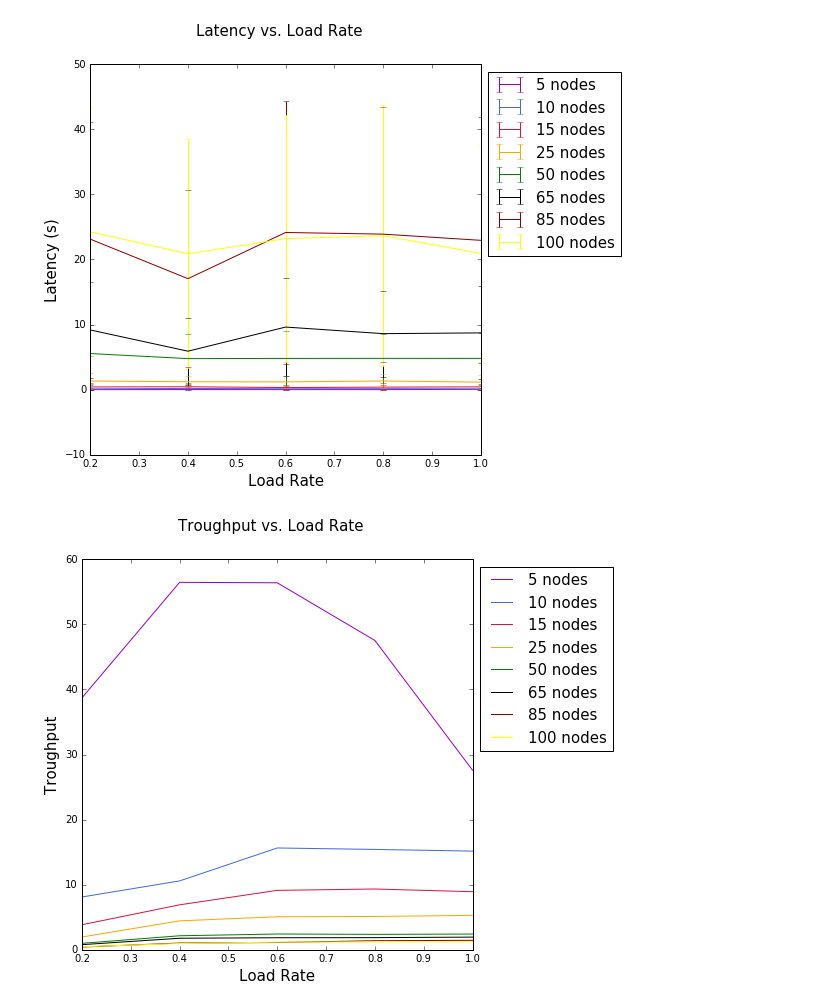
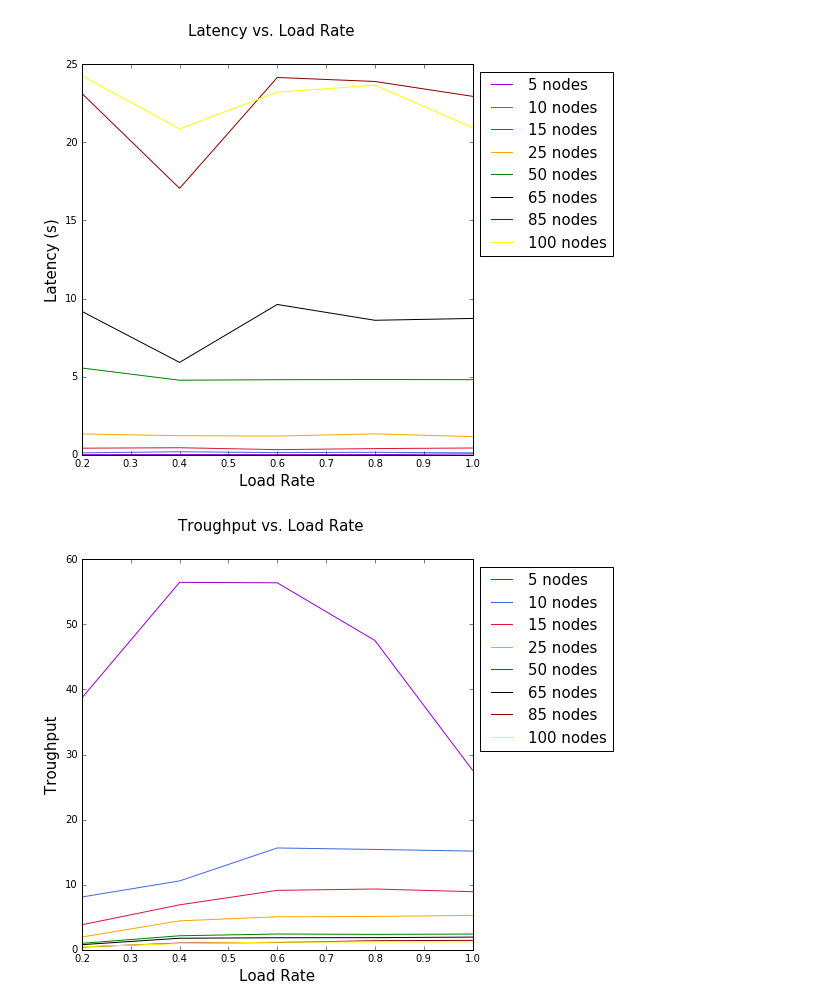
Before and after one commit to syberiansahara/TokenRing, a Jupyter notebook: Python/TokenRIngGraphs.ipynb, the cells around one changed output. Saved outputs shown, nothing was run; the diff lists cells and outputs as text; code cells hidden in the pictures.

```diff
--- a/Python/TokenRIngGraphs.ipynb
+++ b/Python/TokenRIngGraphs.ipynb
@@ -40,8 +40,8 @@ for nn, color in zip(nns, nncolors):
     loadrate = overloadednndatas[nn]['loadrate']
     latency = overloadednndatas[nn]['tmean']
     std = overloadednndatas[nn]['tstd']
-#     plt.plot(loadrate, latency, color = color, linewidth=1.0, label=r'%s nodes' %(nn))
-    plt.errorbar(loadrate, latency, std, color = color, linewidth=1.0, label=r'%s nodes' %(nn))
+    plt.plot(loadrate, latency, color = color, linewidth=1.0, label=r'%s nodes' %(nn))
+#     plt.errorbar(loadrate, latency, std, color = color, linewidth=1.0, label=r'%s nodes' %(nn))
 plt.legend(bbox_to_anchor=(1, 1), loc='upper left', ncol=1, fontsize=15)
 plt.suptitle(r'Latency vs. Load Rate', fontsize=15)
 plt.xlabel(r'Load Rate', fontsize=15)
@@ -60,36 +60,36 @@ plt.suptitle(r'Troughput vs. Load Rate', fontsize=15)
 plt.xlabel(r'Load Rate', fontsize=15)
 plt.ylabel(r'Troughput', fontsize=15)
 plt.savefig(r'%s\Troughput vs. Load Rate.png' %(imagesfolder), dpi=200, bbox_inches='tight', pad_inches=0.2)
 
 plt.figure(figsize=(7,7))
 ax = plt.axes()
 # ax.set(xlim=[0, 1.1])
 for lr, color in zip(lrs, lrcolors):
     nnodes = overloadedlrdatas[lr]['nnodes']
     latency = overloadedlrdatas[lr]['tmean']
     std = overloadedlrdatas[lr]['tstd']
-#     plt.plot(nnodes, latency, color = color, linewidth=1.0, label=r'%s load rate' %(lr))
-    plt.errorbar(nnodes, latency, color = color, linewidth=1.0, label=r'%s load rate' %(lr))
+    plt.plot(nnodes, latency, color = color, linewidth=1.0, label=r'%s load rate' %(lr))
+#     plt.errorbar(nnodes, latency, color = color, linewidth=1.0, label=r'%s load rate' %(lr))
 plt.legend(bbox_to_anchor=(1, 1), loc='upper left', ncol=1, fontsize=15)
 plt.suptitle(r'Latency vs. Nodes number', fontsize=15)
 plt.xlabel(r'Nodes number', fontsize=15)
 plt.ylabel(r'Latency (s)', fontsize=15)
 plt.savefig(r'%s\Latency vs. Nodes number.png' %(imagesfolder), dpi=200, bbox_inches='tight', pad_inches=0.2)
 
 plt.figure(figsize=(7,7))
 ax = plt.axes()
 # ax.set(xlim=[0, 1.1])
 for lr, color in zip(lrs, lrcolors):
     nnodes = overloadedlrdatas[lr]['nnodes']
     troughput = overloadedlrdatas[lr]['trpt']
     plt.plot(nnodes, troughput, color = color, linewidth=1.0, label=r'%s load rate' %(lr))
 plt.legend(bbox_to_anchor=(1, 1), loc='upper left', ncol=1, fontsize=15)
 plt.suptitle(r'Troughput vs. Nodes number', fontsize=15)
 plt.xlabel(r'Nodes number', fontsize=15)
 plt.ylabel(r'Troughput', fontsize=15)
 plt.savefig(r'%s\Troughput vs. Nodes number.png' %(imagesfolder), dpi=200, bbox_inches='tight', pad_inches=0.2)
 # %% [output]
-[figure, old version]
+[figure, new version]
 [figure]
 [figure]
 [figure]
```
Also changed, not shown: 12 other files.
